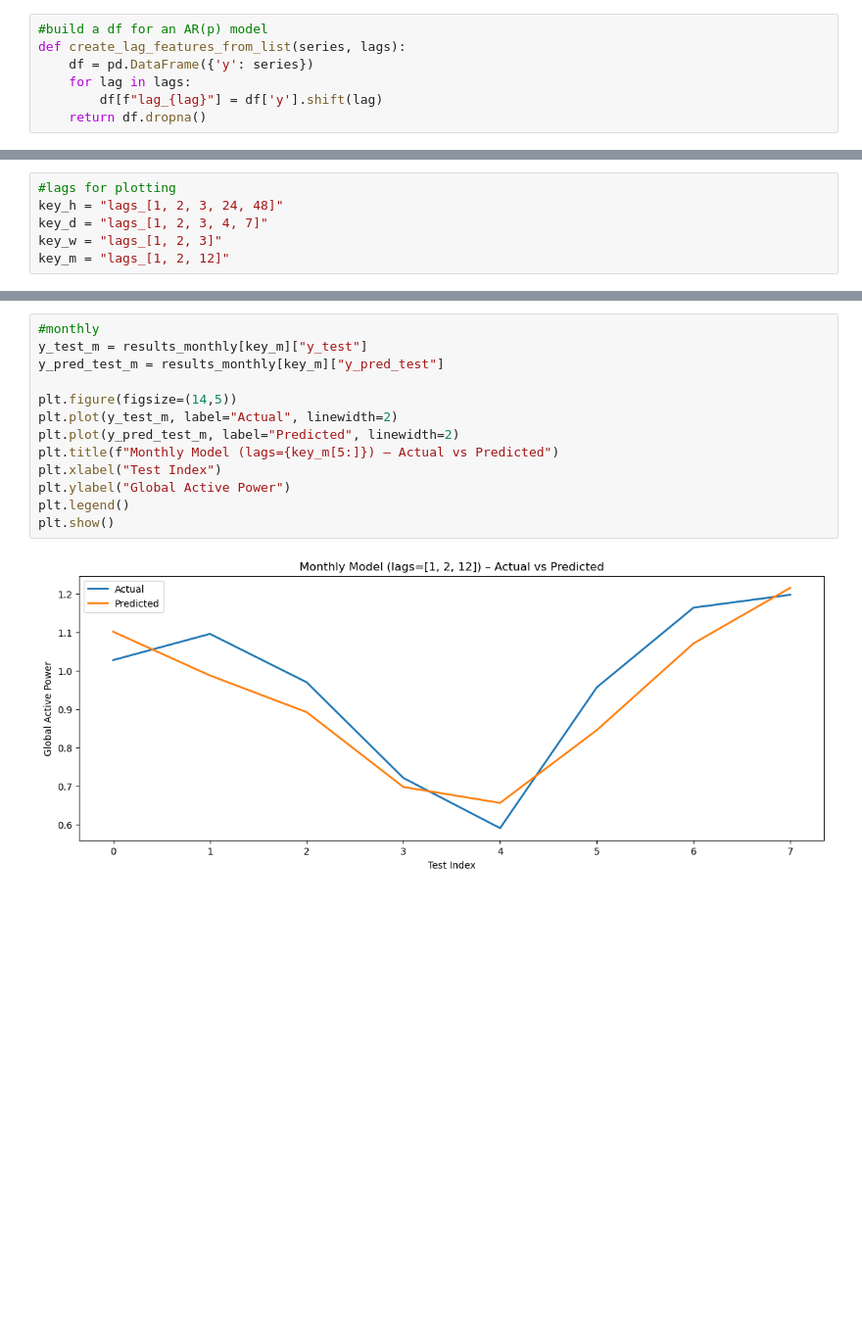
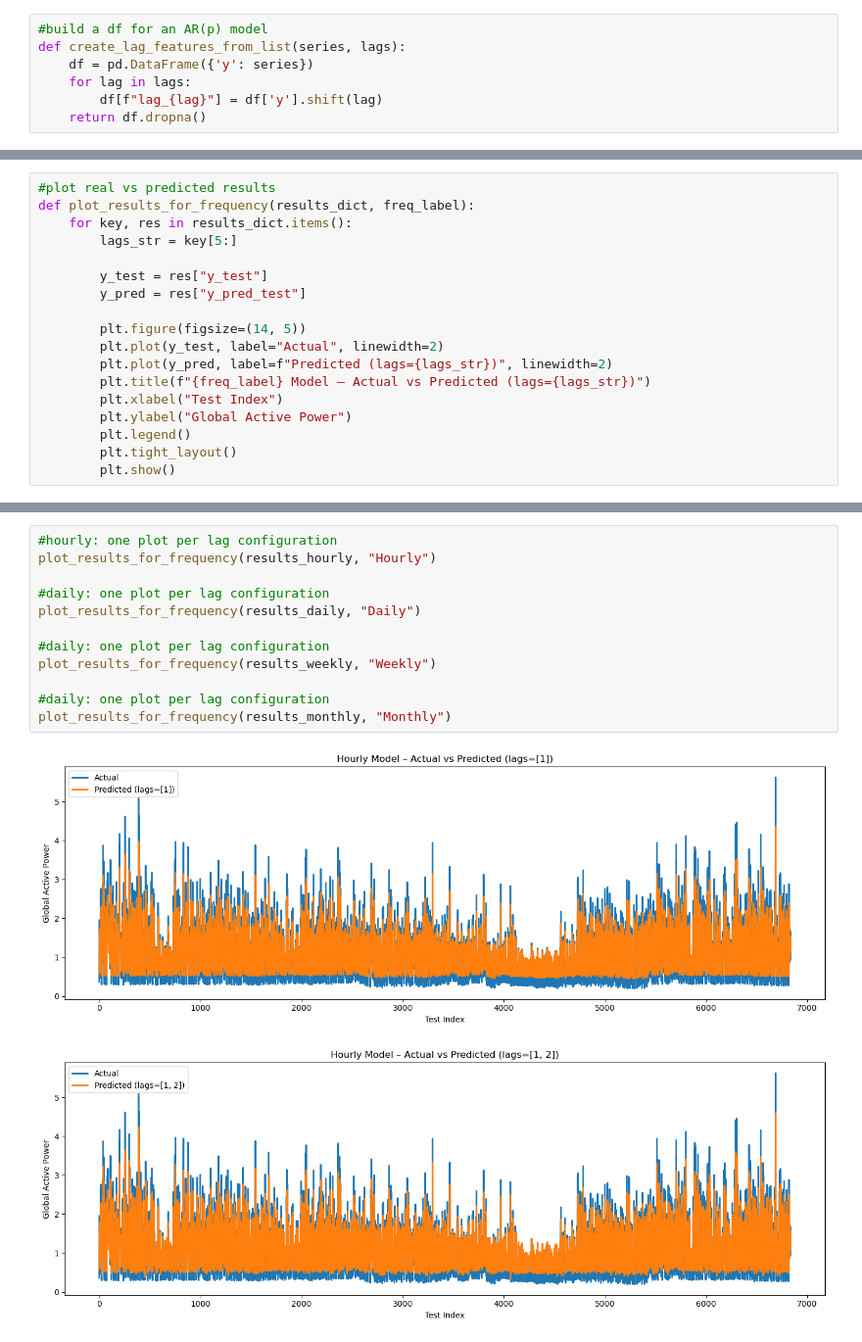
Before and after one commit to JingC5/DS4420_Final_Project, a Jupyter notebook: time_series.ipynb, the cells around one changed output, grey strips where cells are left out. Shown at 98% size. Drawn from its saved outputs; the diff is of its cells as text; blank space fills up the shorter version.

```diff
--- a/time_series.ipynb
+++ b/time_series.ipynb
@@ -443,6 +459,18 @@ Test - MAE: 0.0713, RMSE: 0.0784, MAPE: 7.56%, R²: 0.8430
 # %%
-#lags for plotting
-key_h = "lags_[1, 2, 3, 24, 48]"
-key_d = "lags_[1, 2, 3, 4, 7]"
-key_w = "lags_[1, 2, 3]"
-key_m = "lags_[1, 2, 12]"
+#plot real vs predicted results
+def plot_results_for_frequency(results_dict, freq_label):
+    for key, res in results_dict.items():
+        lags_str = key[5:]
+
+        y_test = res["y_test"]
+        y_pred = res["y_pred_test"]
+
+        plt.figure(figsize=(14, 5))
+        plt.plot(y_test, label="Actual", linewidth=2)
+        plt.plot(y_pred, label=f"Predicted (lags={lags_str})", linewidth=2)
+        plt.title(f"{freq_label} Model – Actual vs Predicted (lags={lags_str})")
+        plt.xlabel("Test Index")
+        plt.ylabel("Global Active Power")
+        plt.legend()
+        plt.tight_layout()
+        plt.show()
@@ -494,15 +477,15 @@ plt.show()
-# %%
-#monthly
-y_test_m = results_monthly[key_m]["y_test"]
-y_pred_test_m = results_monthly[key_m]["y_pred_test"]
-
-plt.figure(figsize=(14,5))
-plt.plot(y_test_m, label="Actual", linewidth=2)
-plt.plot(y_pred_test_m, label="Predicted", linewidth=2)
-plt.title(f"Monthly Model (lags={key_m[5:]}) – Actual vs Predicted")
-plt.xlabel("Test Index")
-plt.ylabel("Global Active Power")
-plt.legend()
-plt.show()
-# %% [output]
-[figure, removed]
+# %%
+#hourly: one plot per lag configuration
+plot_results_for_frequency(results_hourly, "Hourly")
+
+#daily: one plot per lag configuration
+plot_results_for_frequency(results_daily, "Daily")
+
+#daily: one plot per lag configuration
+plot_results_for_frequency(results_weekly, "Weekly")
+
+#daily: one plot per lag configuration
+plot_results_for_frequency(results_monthly, "Monthly")
+# %% [output]
+[figure, added]
+[figure, added]
```
Also changed, not shown: parts of 9 cells of this notebook.
